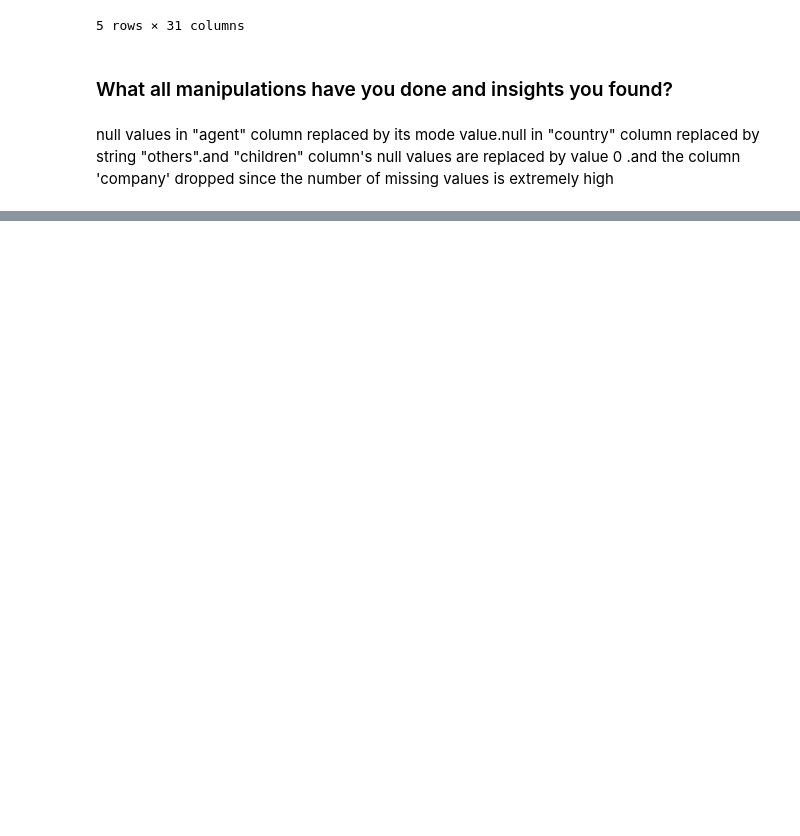
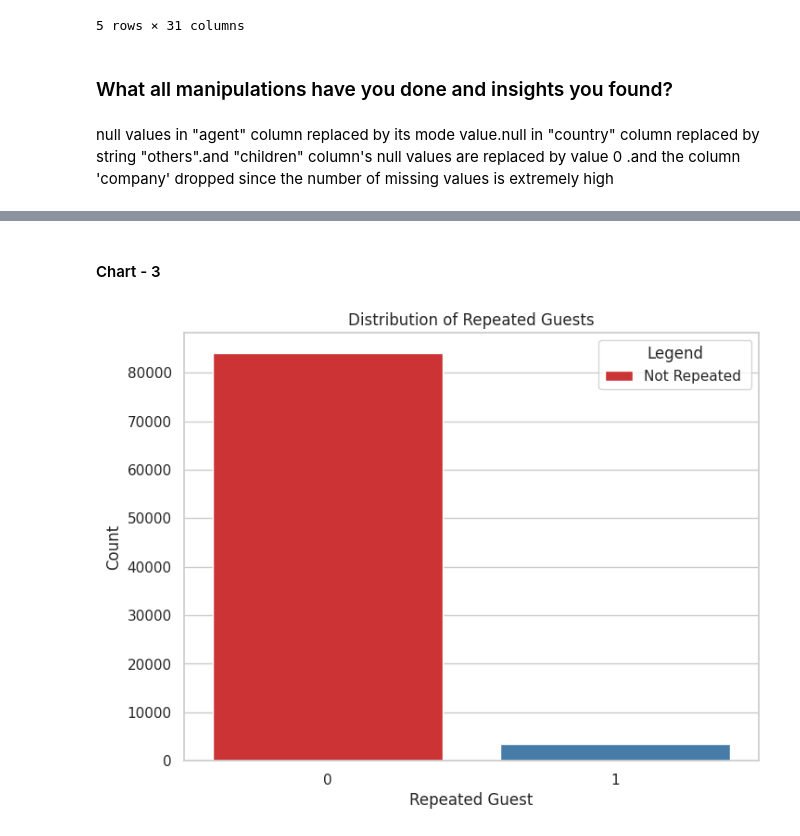
Before and after one commit to deepanshudagdi/EDA-Hotel-Bookings, a Jupyter notebook: EDA_hotel_booking_Samhitha_Template.ipynb, the cells around one changed output, grey strips where cells are left out. Drawn from its saved outputs; the diff is of its cells as text; code cells hidden in the pictures; blank space fills up the shorter version.

```diff
--- a/EDA_hotel_booking_Samhitha_Template.ipynb
+++ b/EDA_hotel_booking_Samhitha_Template.ipynb
@@ -326,0 +380,20 @@ null values in "agent" column replaced by its mode value.null in "country" colum
+# %% [markdown]
+#### Chart - 3
+# %%
+
+# Create a countplot to show the distribution of repeated guests
+plt.figure(figsize=(8, 6))
+ax = sns.countplot(data=df, x="is_repeated_guest", palette="Set1")
+
+# Adding custom labels to the legend
+ax.legend(title="Legend", labels=["Not Repeated ", "Repeated "])
+
+# Adding labels and title
+plt.xlabel("Repeated Guest")
+plt.ylabel("Count")
+plt.title("Distribution of Repeated Guests")
+
+# Show the plot
+plt.show()
+# %% [output]
+[figure, added]
```
Also changed, not shown: parts of 41 cells of this notebook.
